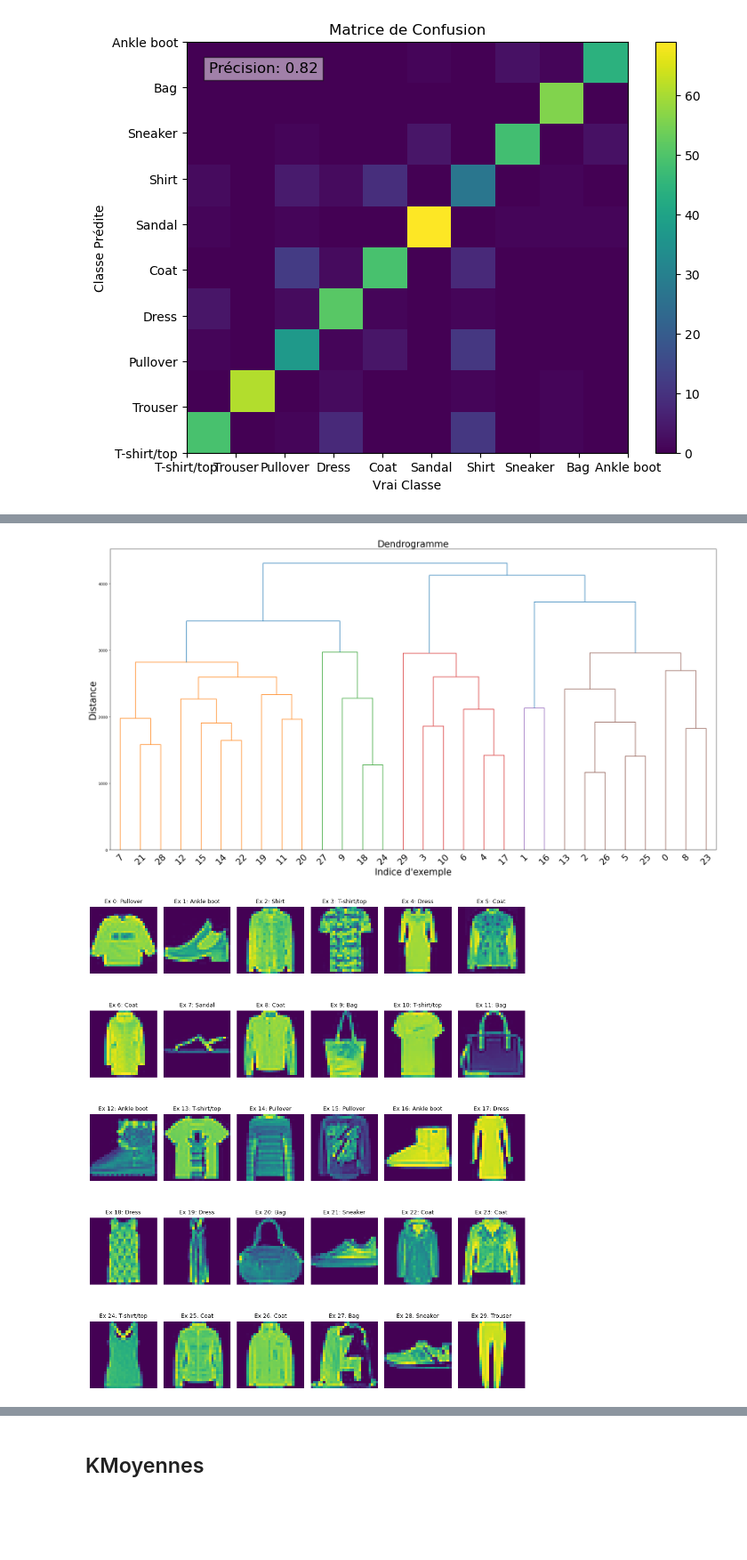
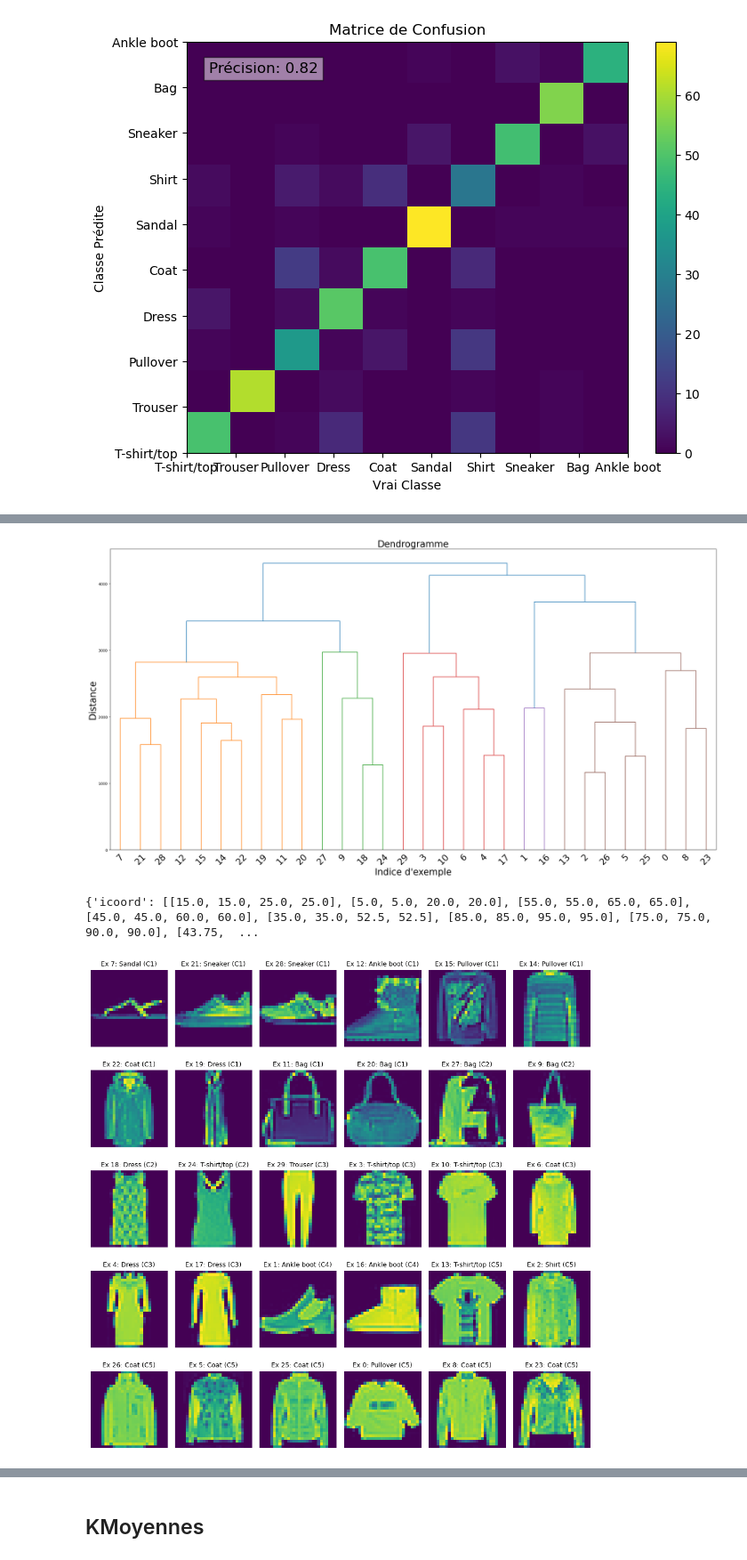
Before and after one commit to JeSuisSurGithub/SDD, a Jupyter notebook: projet/Projet/projet-Parant-Xia.ipynb, the cells around one changed output, grey strips where cells are left out. Shown at 89% size. Cells and saved outputs as stored; diff of their text form; code cells hidden in the pictures; blank space fills up the shorter version.

```diff
--- a/projet/Projet/projet-Parant-Xia.ipynb
+++ b/projet/Projet/projet-Parant-Xia.ipynb
@@ -660,7 +660,7 @@ plt.ylabel('Distance', fontsize=25)
 
 # Construction du dendrogramme pour notre clustering :
 linkComplete = clust.LinkageComplete()
-scipy.cluster.hierarchy.dendrogram(
+dendoData = scipy.cluster.hierarchy.dendrogram(
     clust.CHA_algorithme(data_train_X.iloc[:30],linkComplete,verbose=False),
     leaf_font_size=24.,  # taille des caractères de l'axe des X
 )
@@ -668,21 +668,44 @@ scipy.cluster.hierarchy.dendrogram(
 # Affichage du résultat obtenu:
 plt.savefig("dendro.png")
 plt.show()
+print(d)
 # %% [output]
 [figure]
+{'icoord': [[15.0, 15.0, 25.0, 25.0], [5.0, 5.0, 20.0, 20.0], [55.0, 55.0, 65.0, 65.0], [45.0, 45.0, 60.0, 60.0], [35.0, 35.0, 52.5, 52.5], [85.0, 85.0, 95.0, 95.0], [75.0, 75.0, 90.0, 90.0], [43.75,  ...
-# %%
-fig, axes = plt.subplots(5, 6, figsize=(10, 12))
-axes = axes.flatten()
-
-for i in range(30):
-    ax = axes[i]
-    ax.imshow(X[i].reshape((28, 28)))
-    ax.set_title(f"Ex {i}: {idx_to_type[Y[i]]}", fontsize=9)
-    ax.axis('off')
-
-plt.tight_layout()
-plt.savefig("dendro_l.png")
-plt.show()
-# %% [output]
-[figure, removed]
+# %%
+# fig, axes = plt.subplots(5, 6, figsize=(10, 12))
+# axes = axes.flatten()
+
+# for i in range(30):
+#     ax = axes[i]
+#     ax.imshow(X[i].reshape((28, 28)))
+#     ax.set_title(f"Ex {i}: {idx_to_type[Y[i]]}", fontsize=9)
+#     ax.axis('off')
+
+# plt.tight_layout()
+# plt.savefig("dendro_l.png")
+# plt.show()
+
+# Pareil mais on prends le même ordre que les feuilles en bas du dendograme (donc rangé par classe)
+fig, axes = plt.subplots(5, 6, figsize=(10, 10))
+axes = axes.flatten()
+
+
+
+# Chaque classe
+index = 0
+for elem in dendoData["leaves"]:
+    trueIndex = int(elem)
+    ax = axes[index]
+    ax.imshow(X[trueIndex].reshape((28, 28)))
+    ax.set_title(f"Ex {trueIndex}: {idx_to_type[Y[trueIndex]]} ({dendoData["leaves_color_list"][index]})", fontsize=9)
+    ax.axis('off')
+
+    index = index + 1
+
+plt.tight_layout()
+plt.savefig("dendro_l_ranger.png")
+plt.show()
+# %% [output]
+[figure, added]
 # %% [markdown]
```
Also changed, not shown: parts of 10 cells of this notebook, 2 other files.
